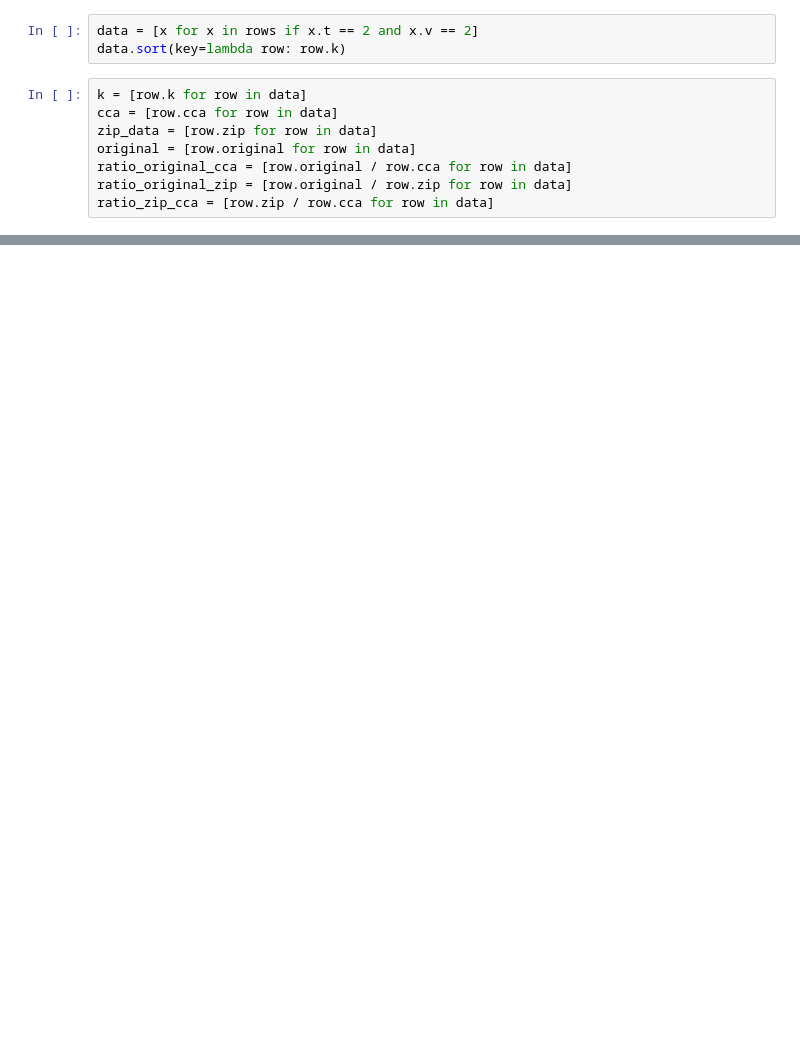
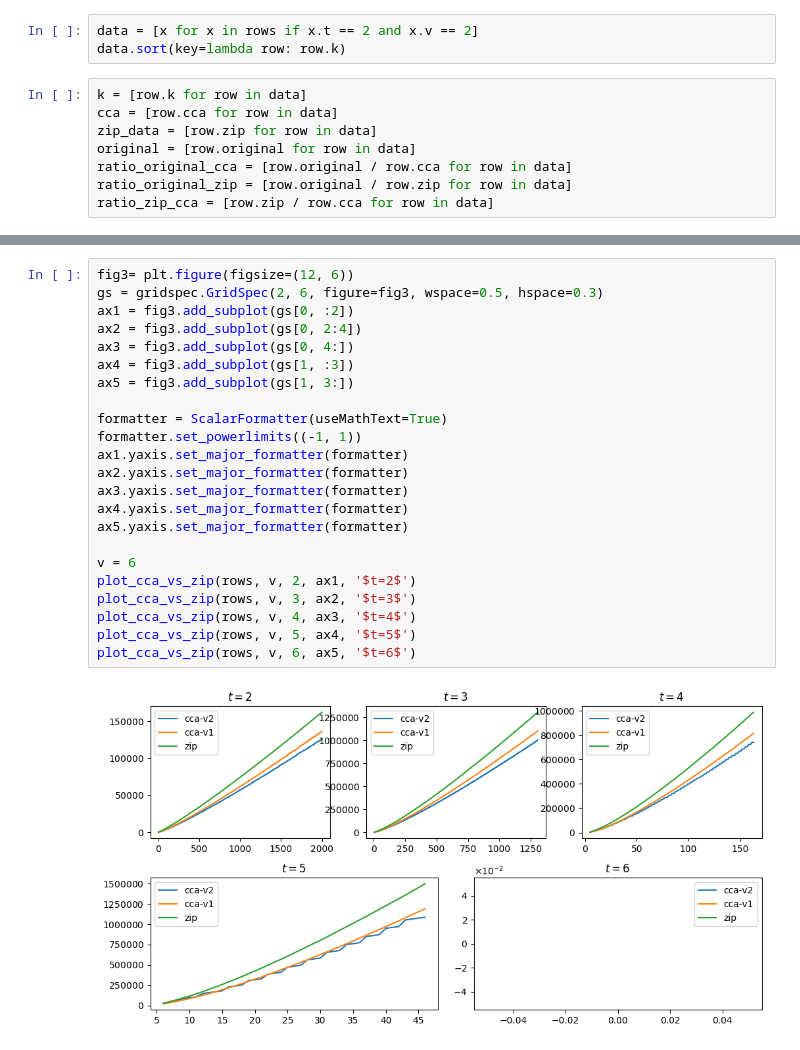
Before and after one commit to BusHero/CA2, a Jupyter notebook: plots.ipynb, the cells around one changed output, grey strips where cells are left out. Cells and saved outputs as stored; diff of their text form; blank space fills up the shorter version.

```diff
--- a/plots.ipynb
+++ b/plots.ipynb
@@ -90,3 +123,28 @@ plot_cca_vs_zip(rows, 6, t, ax5)
+# %%
+fig3= plt.figure(figsize=(12, 6))
+gs = gridspec.GridSpec(2, 6, figure=fig3, wspace=0.5, hspace=0.3)
+ax1 = fig3.add_subplot(gs[0, :2])
+ax2 = fig3.add_subplot(gs[0, 2:4])
+ax3 = fig3.add_subplot(gs[0, 4:])
+ax4 = fig3.add_subplot(gs[1, :3])
+ax5 = fig3.add_subplot(gs[1, 3:])
+
+formatter = ScalarFormatter(useMathText=True)
+formatter.set_powerlimits((-1, 1))
+ax1.yaxis.set_major_formatter(formatter)
+ax2.yaxis.set_major_formatter(formatter)
+ax3.yaxis.set_major_formatter(formatter)
+ax4.yaxis.set_major_formatter(formatter)
+ax5.yaxis.set_major_formatter(formatter)
+
+v = 6
+plot_cca_vs_zip(rows, v, 2, ax1, '$t=2$')
+plot_cca_vs_zip(rows, v, 3, ax2, '$t=3$')
+plot_cca_vs_zip(rows, v, 4, ax3, '$t=4$')
+plot_cca_vs_zip(rows, v, 5, ax4, '$t=5$')
+plot_cca_vs_zip(rows, v, 6, ax5, '$t=6$')
+# %% [output]
+[figure, added]
 # %%
 fig= plt.figure(figsize=(12, 6))
 gs = gridspec.GridSpec(2, 6, figure=fig, wspace=0.5, hspace=0.3)
```
Also changed, not shown: parts of 8 cells of this notebook, 6 other files.
